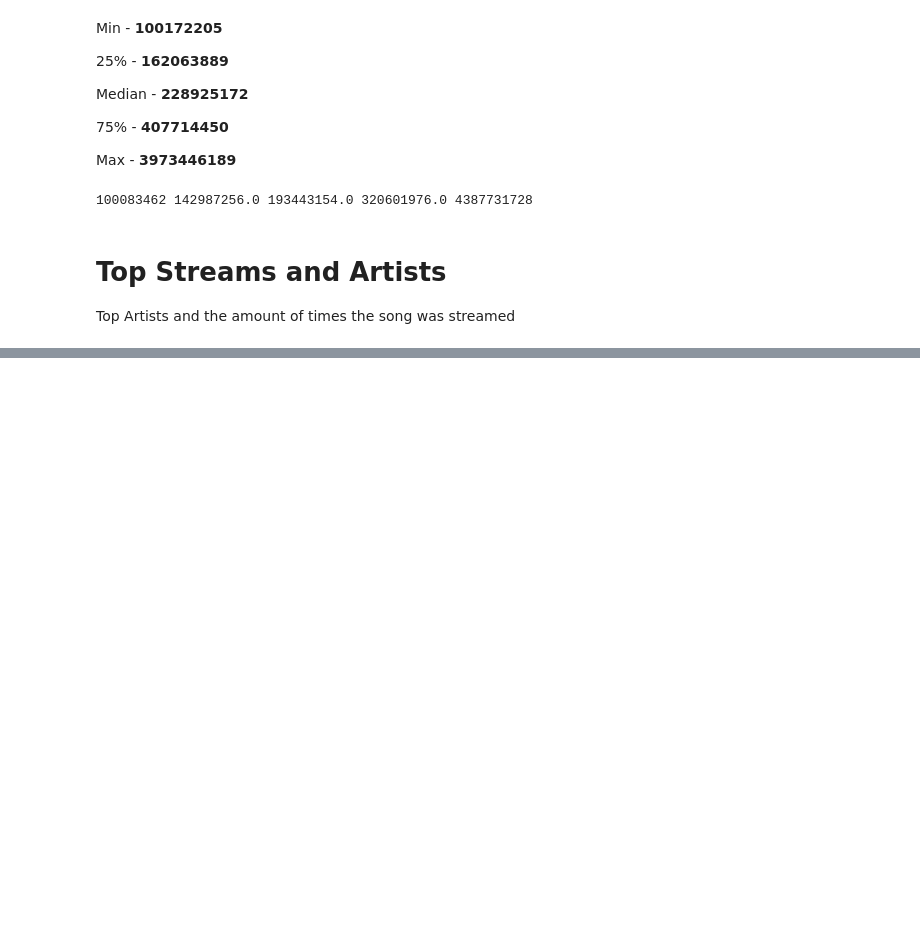
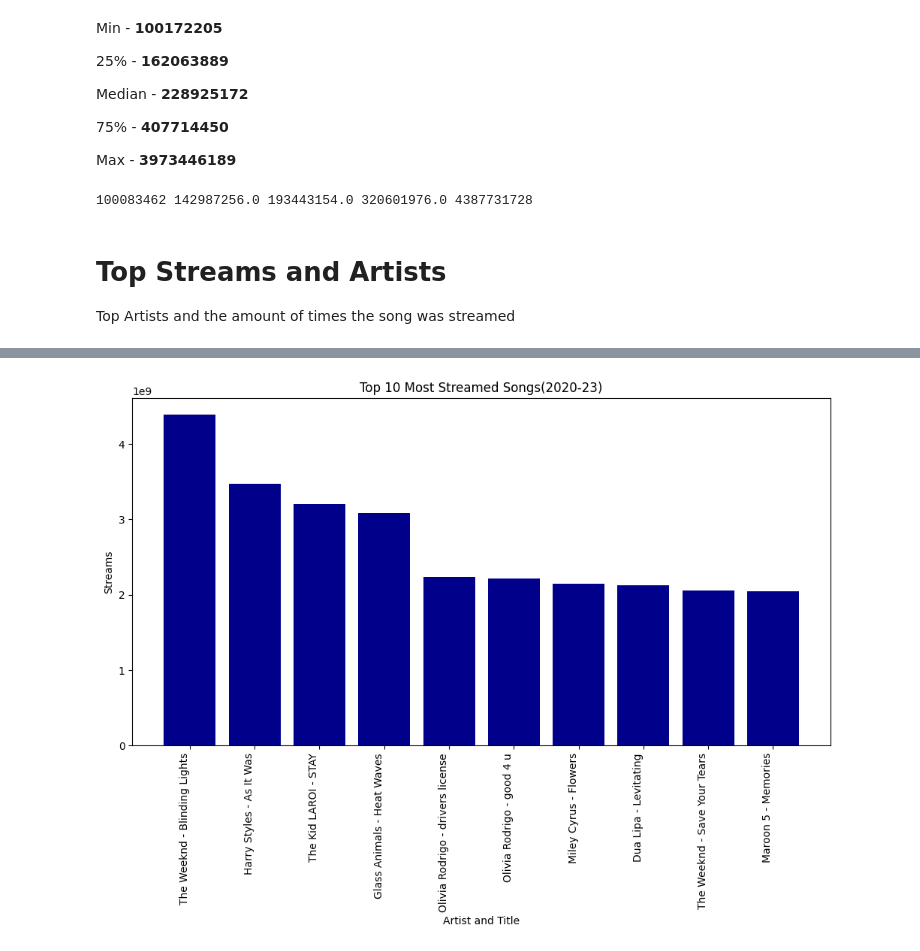
Before and after one commit to JTenaSan/CS3120_EDA_Jesus-Tena, a Jupyter notebook: Spotify_EDA_Jesus_Tena.ipynb, the cells around one changed output, grey strips where cells are left out. Saved outputs shown, nothing was run; the diff lists cells and outputs as text; code cells hidden in the pictures; blank space fills up the shorter version.

```diff
--- a/Spotify_EDA_Jesus_Tena.ipynb
+++ b/Spotify_EDA_Jesus_Tena.ipynb
@@ -304,0 +359,10 @@ artist_2010_2014.head()
+# %%
+top_10_2020_23 = year_2020_2023.sort_values('Streams', ascending=False).head(10)
+plt.figure(figsize=(12, 6))
+plt.bar(top_10_2020_23['Artist and Title'], top_10_2020_23['Streams'], color='darkblue')
+plt.title('Top 10 Most Streamed Songs(2020-23)')
+plt.xlabel('Artist and Title')
+plt.ylabel('Streams')
+_ = plt.xticks(rotation=90, ha='right')
+# %% [output]
+[figure, added]
```
Also changed, not shown: parts of 8 cells of this notebook.
